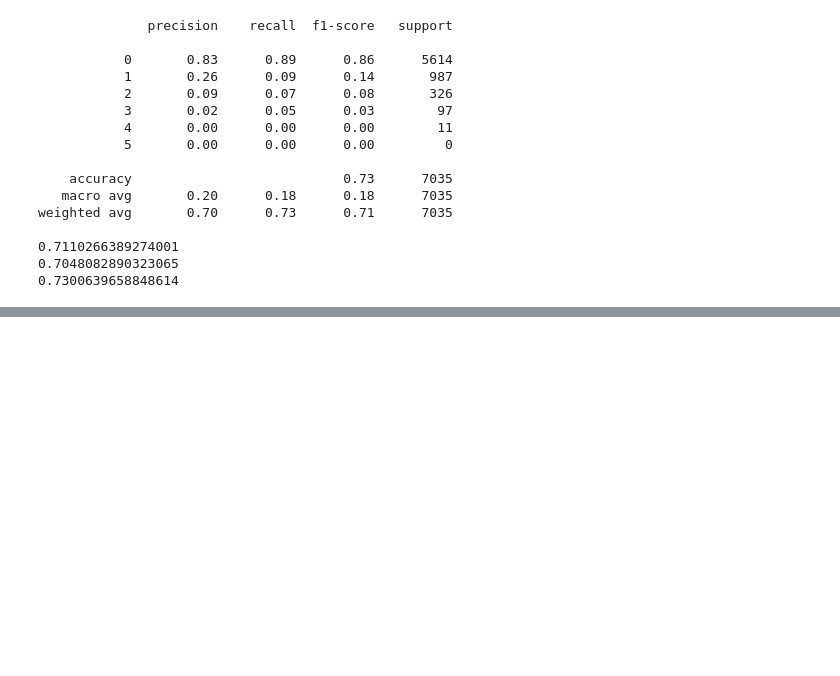
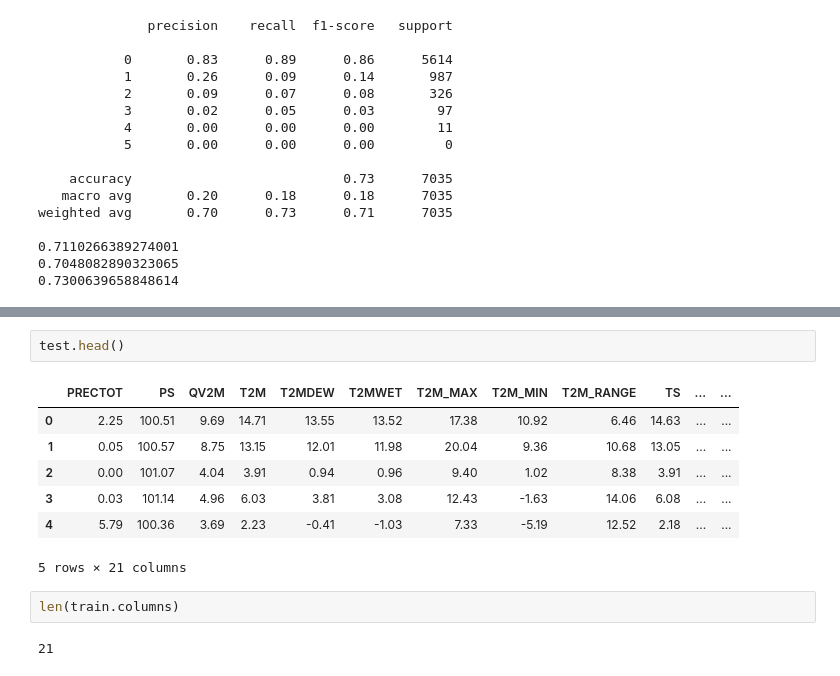
Before and after one commit to babusid/ECE461P_Project, a Jupyter notebook: models/exploration.ipynb, the cells around one changed output, grey strips where cells are left out. Saved outputs shown, nothing was run; the diff lists cells and outputs as text; blank space fills up the shorter version.

```diff
--- a/models/exploration.ipynb
+++ b/models/exploration.ipynb
@@ -255,0 +306,14 @@ weighted avg       0.70      0.73      0.71      7035
+# %%
+test.head()
+# %% [output]
+|  | PRECTOT | PS | QV2M | T2M | T2MDEW | T2MWET | T2M_MAX | T2M_MIN | T2M_RANGE | TS | ... | ... |
+| 0 | 2.25 | 100.51 | 9.69 | 14.71 | 13.55 | 13.52 | 17.38 | 10.92 | 6.46 | 14.63 | ... | ... |
+| 1 | 0.05 | 100.57 | 8.75 | 13.15 | 12.01 | 11.98 | 20.04 | 9.36 | 10.68 | 13.05 | ... | ... |
+| 2 | 0.00 | 101.07 | 4.04 | 3.91 | 0.94 | 0.96 | 9.40 | 1.02 | 8.38 | 3.91 | ... | ... |
+| 3 | 0.03 | 101.14 | 4.96 | 6.03 | 3.81 | 3.08 | 12.43 | -1.63 | 14.06 | 6.08 | ... | ... |
+| 4 | 5.79 | 100.36 | 3.69 | 2.23 | -0.41 | -1.03 | 7.33 | -5.19 | 12.52 | 2.18 | ... | ... |
+5 rows × 21 columns
+# %%
+len(train.columns)
+# %% [output]
+21
```
Also changed, not shown: parts of 11 cells of this notebook, 7 other files.
